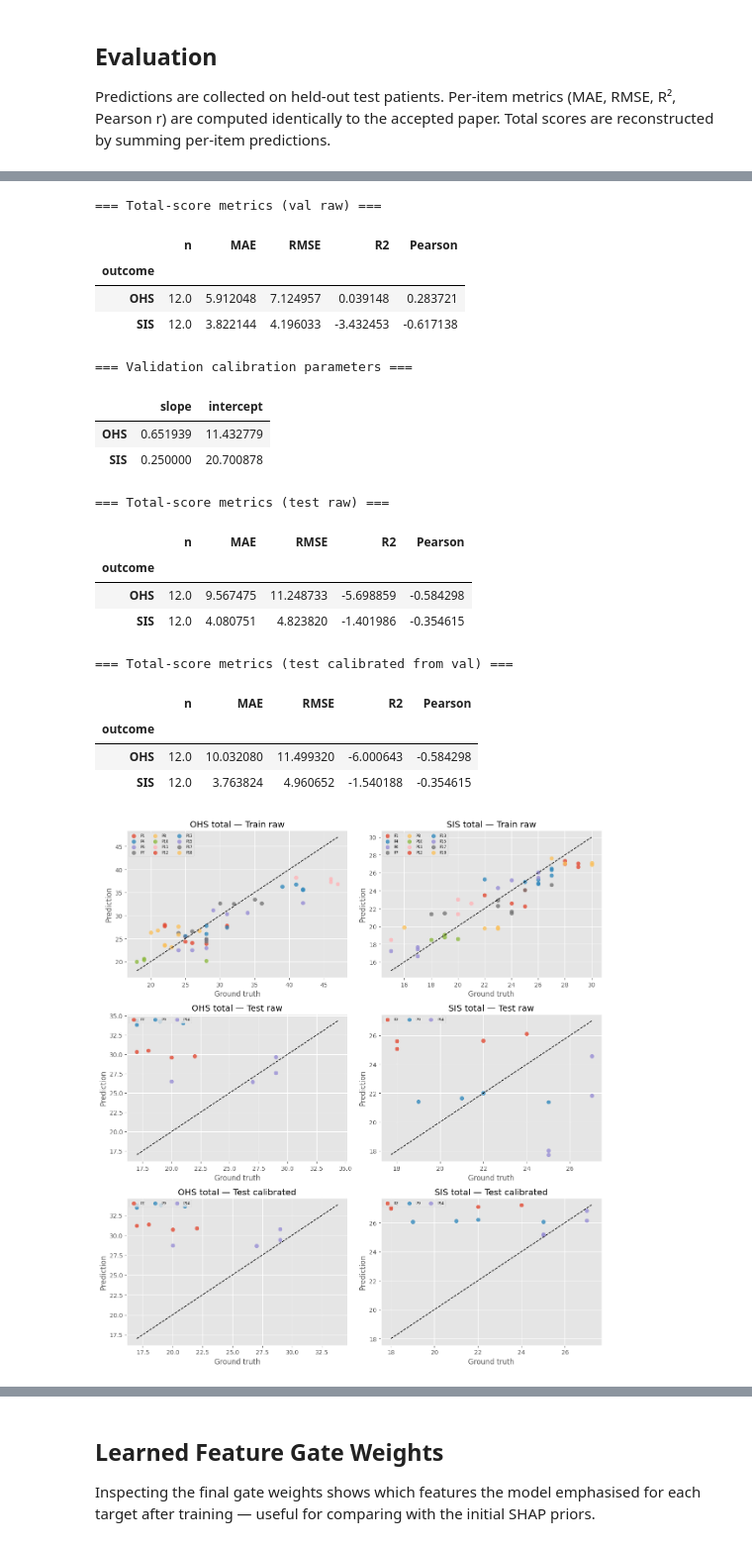
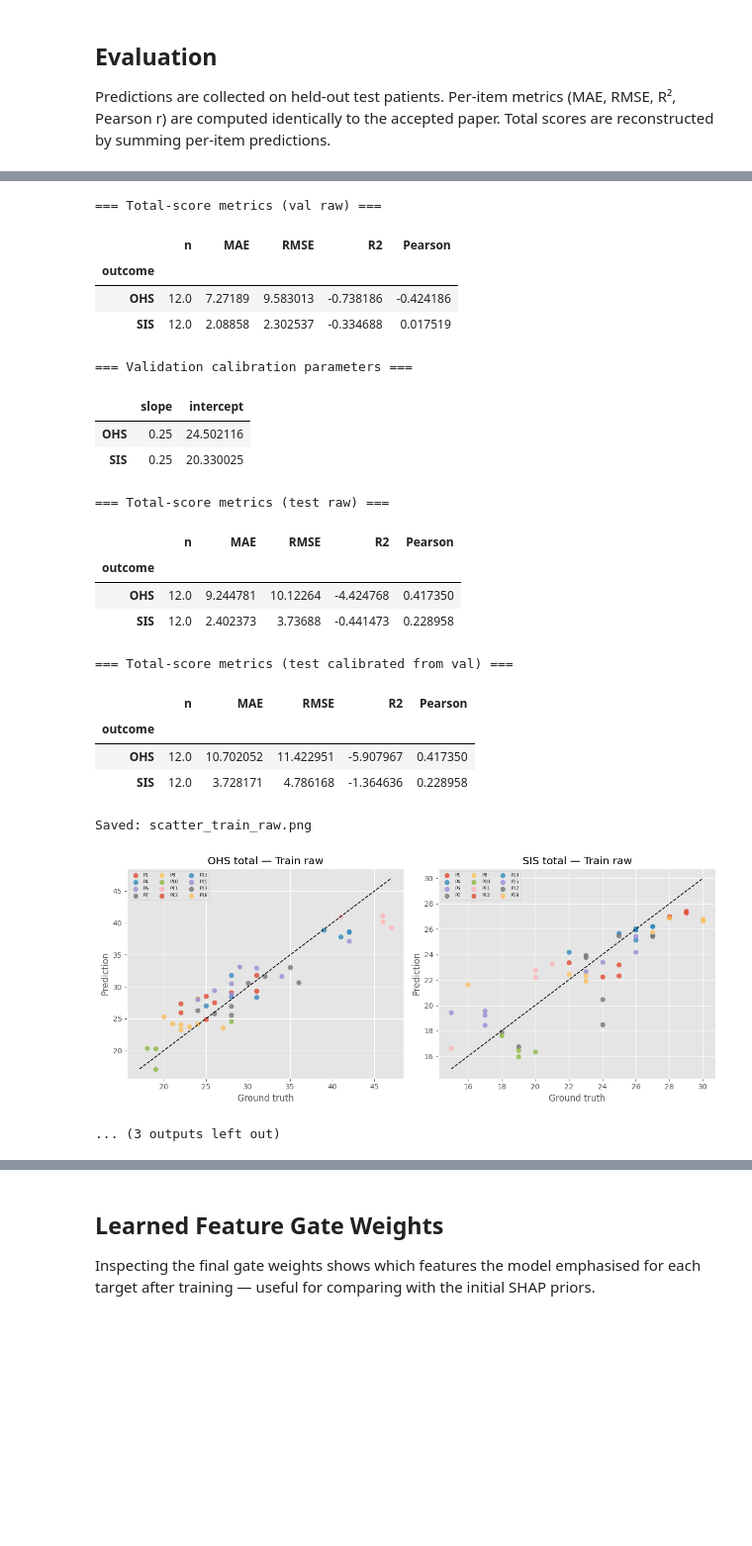
Before and after one commit to VNSwtHuo/maison-llf, a Jupyter notebook: FINALLLL_gru_shap_selected_features_archive.ipynb, the cells around one changed output, grey strips where cells are left out. Shown at 99% size. Drawn from its saved outputs; the diff is of its cells as text; code cells hidden in the pictures; blank space fills up the shorter version.

```diff
--- a/FINALLLL_gru_shap_selected_features_archive.ipynb
+++ b/FINALLLL_gru_shap_selected_features_archive.ipynb
@@ -24,8 +24,8 @@ from torch import nn
 from torch.nn.utils.rnn import pack_padded_sequence, pad_packed_sequence
 from torch.utils.data import Dataset, DataLoader
 
-TOP_X_SENSOR = 10
-TOP_Y_DEMO   = 5
+TOP_X_SENSOR = 46
+TOP_Y_DEMO   = 0
 
 SEED         = 42
 FORECAST_GAP = 7
@@ -851,17 +851,16 @@ print("=== Total-score metrics (test calibrated from val) ===")
 display(grouped_metrics(calibrated_total_predictions, ["outcome"]))
 
 outcomes = sorted(total_predictions["outcome"].unique())
-fig, axes = plt.subplots(3, len(outcomes), figsize=(6 * len(outcomes), 13))
 
 plot_frames = [
-    ("Train raw", train_total),
-    ("Test raw", total_predictions),
-    ("Test calibrated", calibrated_total_predictions),
+    ("Train raw",       train_total,                   "scatter_train_raw.png"),
+    ("Test raw",        total_predictions,             "scatter_test_raw.png"),
+    ("Test calibrated", calibrated_total_predictions,  None),
 ]
 
-for col, outcome in enumerate(outcomes):
-    for row, (label, frame) in enumerate(plot_frames):
-        ax = axes[row, col]
+for label, frame, fname in plot_frames:
+    fig, axes = plt.subplots(1, len(outcomes), figsize=(6 * len(outcomes), 5))
+    for ax, outcome in zip(axes, outcomes):
         sub = frame[frame["outcome"] == outcome]
         for patient, pf in sub.groupby("patient"):
             ax.scatter(pf["truth"], pf["prediction"], label=f"P{patient}", alpha=0.8, s=40)
@@ -872,9 +871,11 @@ for col, outcome in enumerate(outcomes):
         ax.set_xlabel("Ground truth")
         ax.set_ylabel("Prediction")
         ax.legend(fontsize=6, ncol=3, loc="upper left")
-
-plt.tight_layout()
-plt.show()
+    plt.tight_layout()
+    if fname:
+        plt.savefig(DATA_DIR / fname, dpi=150, bbox_inches="tight")
+        print(f"Saved: {fname}")
+    plt.show()
 # %% [output]
 === Total-score metrics (train raw) ===
 |  | n | MAE | RMSE | R2 | Pearson |
@@ -884,20 +885,22 @@ plt.show()
 === Total-score metrics (val raw) ===
 |  | n | MAE | RMSE | R2 | Pearson |
 | outcome |  |  |  |  |  |
-| OHS | 12.0 | 5.912048 | 7.124957 | 0.039148 | 0.283721 |
-| SIS | 12.0 | 3.822144 | 4.196033 | -3.432453 | -0.617138 |
+| OHS | 12.0 | 7.27189 | 9.583013 | -0.738186 | -0.424186 |
+| SIS | 12.0 | 2.08858 | 2.302537 | -0.334688 | 0.017519 |
 === Validation calibration parameters ===
 |  | slope | intercept |
-| OHS | 0.651939 | 11.432779 |
-| SIS | 0.250000 | 20.700878 |
+| OHS | 0.25 | 24.502116 |
+| SIS | 0.25 | 20.330025 |
 === Total-score metrics (test raw) ===
 |  | n | MAE | RMSE | R2 | Pearson |
 | outcome |  |  |  |  |  |
-| OHS | 12.0 | 9.567475 | 11.248733 | -5.698859 | -0.584298 |
-| SIS | 12.0 | 4.080751 | 4.823820 | -1.401986 | -0.354615 |
+| OHS | 12.0 | 9.244781 | 10.12264 | -4.424768 | 0.417350 |
+| SIS | 12.0 | 2.402373 | 3.73688 | -0.441473 | 0.228958 |
 === Total-score metrics (test calibrated from val) ===
 |  | n | MAE | RMSE | R2 | Pearson |
 | outcome |  |  |  |  |  |
-| OHS | 12.0 | 10.032080 | 11.499320 | -6.000643 | -0.584298 |
-| SIS | 12.0 | 3.763824 | 4.960652 | -1.540188 | -0.354615 |
+| OHS | 12.0 | 10.702052 | 11.422951 | -5.907967 | 0.417350 |
+| SIS | 12.0 | 3.728171 | 4.786168 | -1.364636 | 0.228958 |
+Saved: scatter_train_raw.png
-[figure, old version]
+[figure, new version]
+... (3 outputs left out)
```
Also changed, not shown: parts of 14 cells of this notebook, 6 other files.
